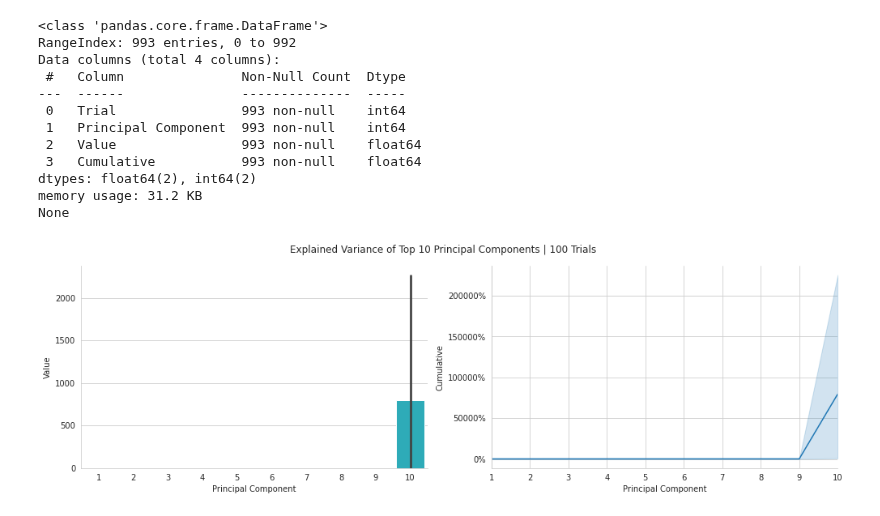
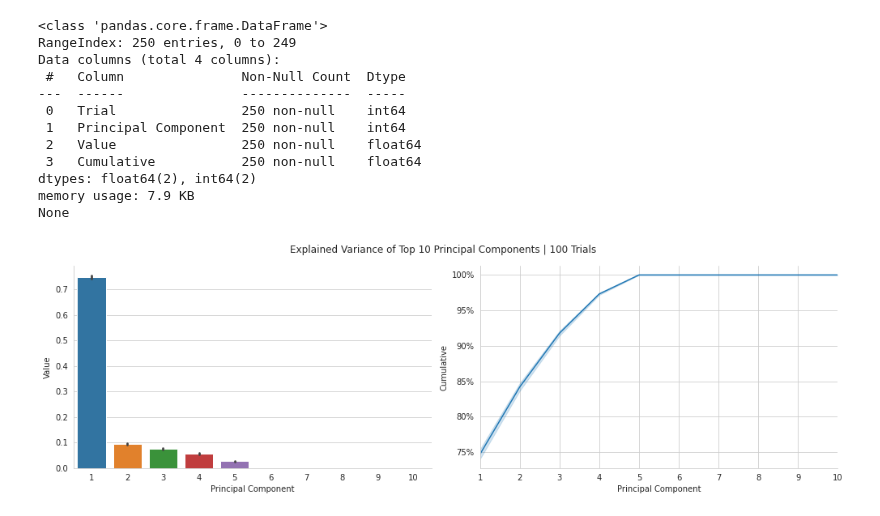
Before and after one commit to carlos-carlos/ML-Class-capstone-project, a Jupyter notebook: Step4 PCA_Risk_Factors.ipynb, the cells around one changed output. Drawn from its saved outputs; the diff is of its cells as text; code cells hidden in the pictures.

Commit message:
- changed the number of PCA() trials to a lower number more consistent with the amount of data. Get 'reasonable' results

```diff
--- a/Step4 PCA_Risk_Factors.ipynb
+++ b/Step4 PCA_Risk_Factors.ipynb
@@ -28,7 +28,7 @@ riskFactor_dataDir = 'DATA/RISKFACTORSDATA/'
 
 
 # Date ranges
-START = 2020
+START = 2019
 END = 2022
 
 # Helpers
@@ -230,7 +212,7 @@ returns_df = returns_df.clip(lower=returns_df.quantile(q=.025),
 
 # Fit PCA and do the trials
 pca = PCA()
-n_trials, n_samples = 100, 500
+n_trials, n_samples = 25, 250
 explained = np.empty(shape=(n_trials, n_samples))
 
 # The trials
@@ -246,40 +228,40 @@ for trial in range(n_trials):
     explained[trial, :len(pca.components_)] = fitted_returns.explained_variance_ratio_
 
 #pprint(explained)
 
 explained = pd.DataFrame(explained, columns=list(range(1, explained.shape[1] + 1)))
 #print("All the explained covariance PCA components")
 #print(explained.info())
 
 # Plot with Seaborn
 fig, axes = plt.subplots(ncols=2, figsize=(14, 4.5))
 pc10 = explained.iloc[:, :10].stack().reset_index()
 pc10.columns = ['Trial', 'Principal Component', 'Value']
 
 pc10['Cumulative'] = pc10.groupby('Trial').Value.transform(np.cumsum)
 print(pc10.info())
 sns.barplot(x='Principal Component', y='Value', data=pc10, ax=axes[0])
 sns.lineplot(x='Principal Component', y='Cumulative', data=pc10, ax=axes[1])
 axes[1].set_xlim(1, 10)
 axes[1].yaxis.set_major_formatter(FuncFormatter(lambda y, _: f'{y:.0%}'))
 fig.suptitle('Explained Variance of Top 10 Principal Components | 100 Trials')
 sns.despine()
 fig.tight_layout()
 fig.subplots_adjust(top=.90)
 # %% [output]
 <class 'pandas.core.frame.DataFrame'>
-RangeIndex: 993 entries, 0 to 992
+RangeIndex: 250 entries, 0 to 249
 Data columns (total 4 columns):
  #   Column               Non-Null Count  Dtype
 ---  ------               --------------  -----
- 0   Trial                993 non-null    int64
- 1   Principal Component  993 non-null    int64
- 2   Value                993 non-null    float64
- 3   Cumulative           993 non-null    float64
+ 0   Trial                250 non-null    int64
+ 1   Principal Component  250 non-null    int64
+ 2   Value                250 non-null    float64
+ 3   Cumulative           250 non-null    float64
 dtypes: float64(2), int64(2)
-memory usage: 31.2 KB
+memory usage: 7.9 KB
 None
-[figure, old version]
+[figure, new version]
 # %%
 # EIGENPORTFOLIO
 
```
Also changed, not shown: parts of 10 cells of this notebook.
